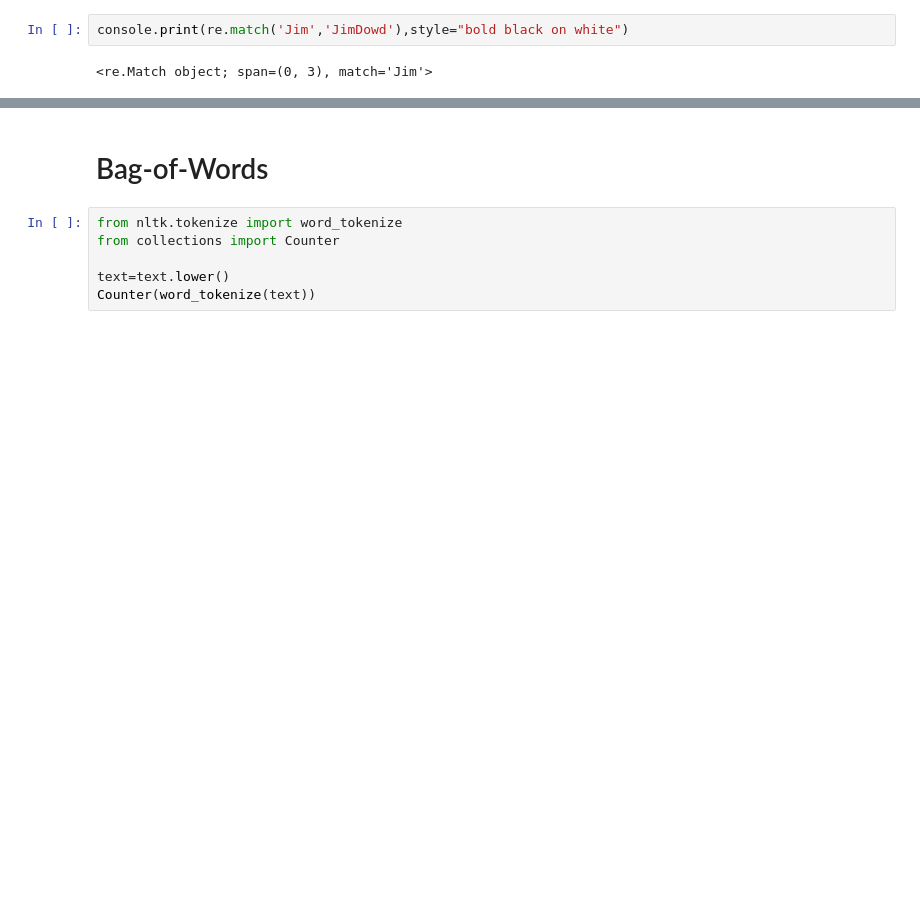
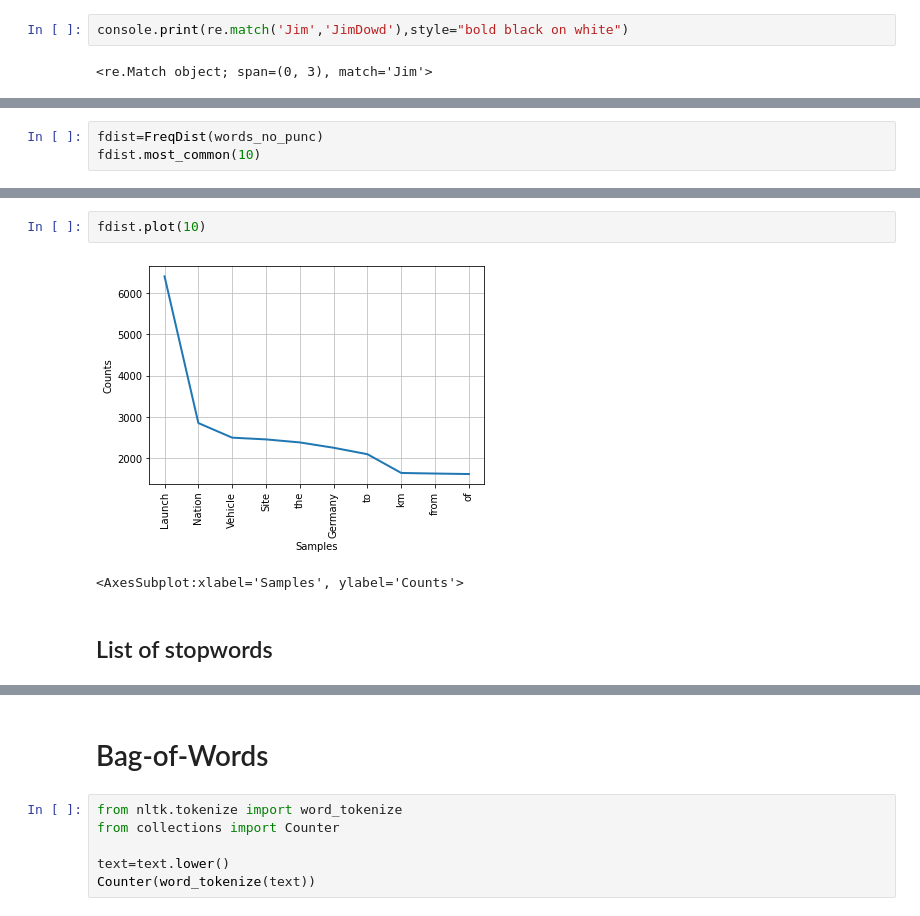
Before and after one commit to DJimmie/NLP-Training, a Jupyter notebook: nltk/dcamp_nlp.ipynb, the cells around one changed output, grey strips where cells are left out. Saved outputs shown, nothing was run; the diff lists cells and outputs as text; blank space fills up the shorter version.

```diff
--- a/nltk/dcamp_nlp.ipynb
+++ b/nltk/dcamp_nlp.ipynb
@@ -64,0 +120,3 @@ re.findall(digits,text)
+# %%
+fdist=FreqDist(words_no_punc)
+fdist.most_common(10)
@@ -64,0 +134,7 @@ re.findall(digits,text)
+# %%
+fdist.plot(10)
+# %% [output]
+[figure, added]
+<AxesSubplot:xlabel='Samples', ylabel='Counts'>
+# %% [markdown]
+## List of stopwords
```
Also changed, not shown: parts of 44 cells of this notebook, 5 other files.
